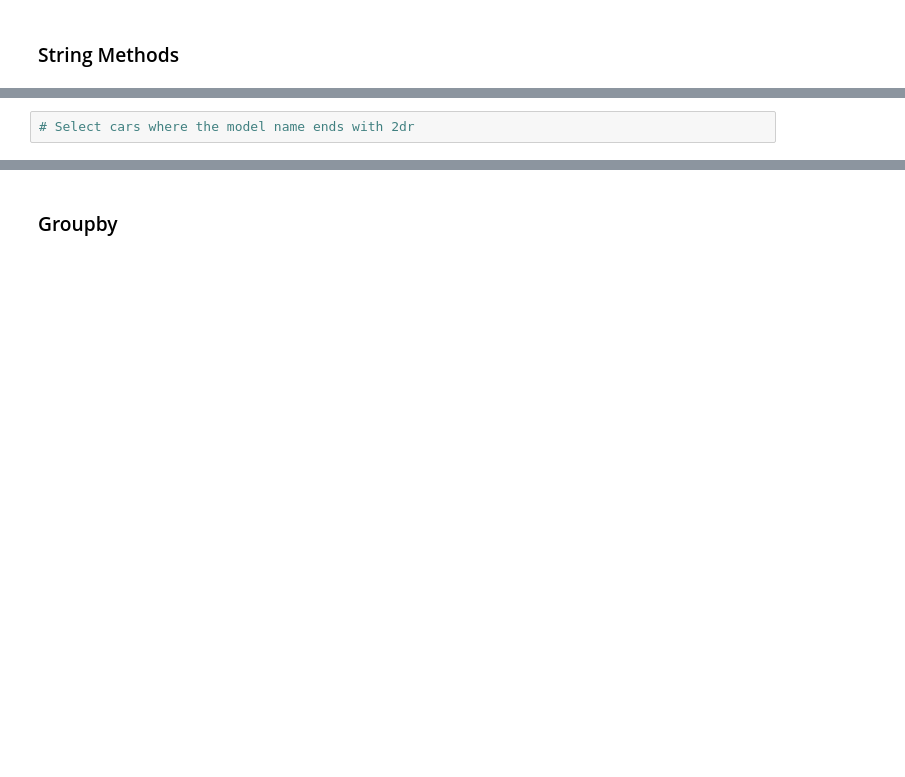
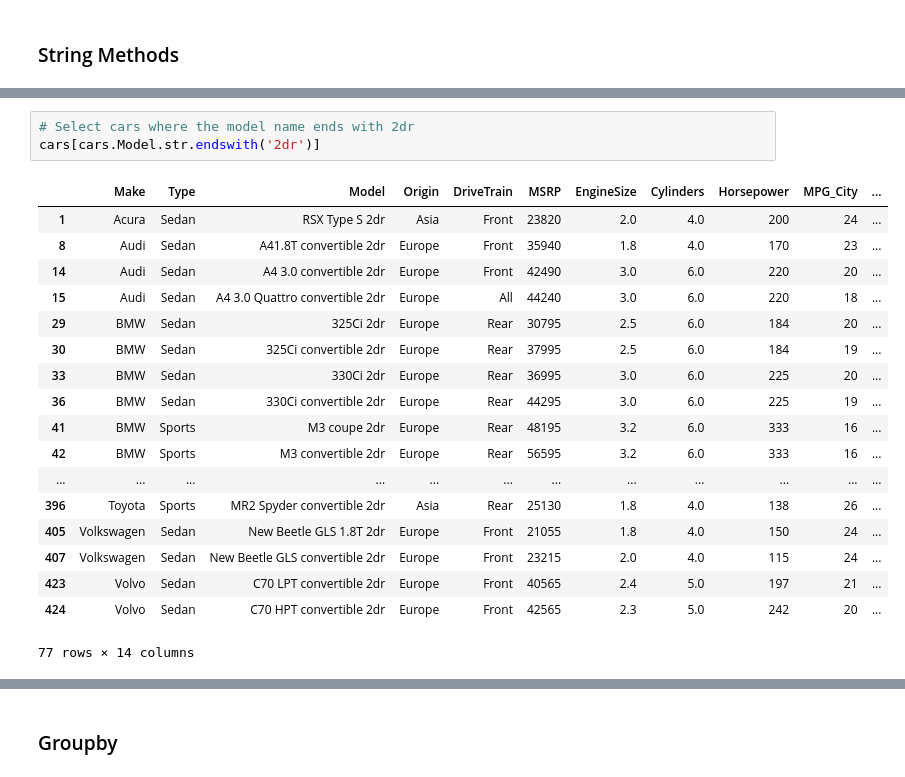
Before and after one commit to mustakarhu/ELY-Python-for-Data-Science, a Jupyter notebook: Exercise 7.ipynb, the cells around one changed output, grey strips where cells are left out. Drawn from its saved outputs; the diff is of its cells as text; blank space fills up the shorter version.

```diff
--- a/Exercise 7.ipynb
+++ b/Exercise 7.ipynb
@@ -48,4 +141,24 @@ cars.head(3)
 # %%
 # Select cars where the model name ends with 2dr
+cars[cars.Model.str.endswith('2dr')]
+# %% [output]
+|  | Make | Type | Model | Origin | DriveTrain | MSRP | EngineSize | Cylinders | Horsepower | MPG_City | ... |
+| 1 | Acura | Sedan | RSX Type S 2dr | Asia | Front | 23820 | 2.0 | 4.0 | 200 | 24 | ... |
+| 8 | Audi | Sedan | A41.8T convertible 2dr | Europe | Front | 35940 | 1.8 | 4.0 | 170 | 23 | ... |
+| 14 | Audi | Sedan | A4 3.0 convertible 2dr | Europe | Front | 42490 | 3.0 | 6.0 | 220 | 20 | ... |
+| 15 | Audi | Sedan | A4 3.0 Quattro convertible 2dr | Europe | All | 44240 | 3.0 | 6.0 | 220 | 18 | ... |
+| 29 | BMW | Sedan | 325Ci 2dr | Europe | Rear | 30795 | 2.5 | 6.0 | 184 | 20 | ... |
+| 30 | BMW | Sedan | 325Ci convertible 2dr | Europe | Rear | 37995 | 2.5 | 6.0 | 184 | 19 | ... |
+| 33 | BMW | Sedan | 330Ci 2dr | Europe | Rear | 36995 | 3.0 | 6.0 | 225 | 20 | ... |
+| 36 | BMW | Sedan | 330Ci convertible 2dr | Europe | Rear | 44295 | 3.0 | 6.0 | 225 | 19 | ... |
+| 41 | BMW | Sports | M3 coupe 2dr | Europe | Rear | 48195 | 3.2 | 6.0 | 333 | 16 | ... |
+| 42 | BMW | Sports | M3 convertible 2dr | Europe | Rear | 56595 | 3.2 | 6.0 | 333 | 16 | ... |
+| ... | ... | ... | ... | ... | ... | ... | ... | ... | ... | ... | ... |
+| 396 | Toyota | Sports | MR2 Spyder convertible 2dr | Asia | Rear | 25130 | 1.8 | 4.0 | 138 | 26 | ... |
+| 405 | Volkswagen | Sedan | New Beetle GLS 1.8T 2dr | Europe | Front | 21055 | 1.8 | 4.0 | 150 | 24 | ... |
+| 407 | Volkswagen | Sedan | New Beetle GLS convertible 2dr | Europe | Front | 23215 | 2.0 | 4.0 | 115 | 24 | ... |
+| 423 | Volvo | Sedan | C70 LPT convertible 2dr | Europe | Front | 40565 | 2.4 | 5.0 | 197 | 21 | ... |
+| 424 | Volvo | Sedan | C70 HPT convertible 2dr | Europe | Front | 42565 | 2.3 | 5.0 | 242 | 20 | ... |
+77 rows × 14 columns
 # %%
 # Select cars where the model name has more than 4 words. Hint: words are separated by space.
```
Also changed, not shown: parts of 13 cells of this notebook, 2 other files.
